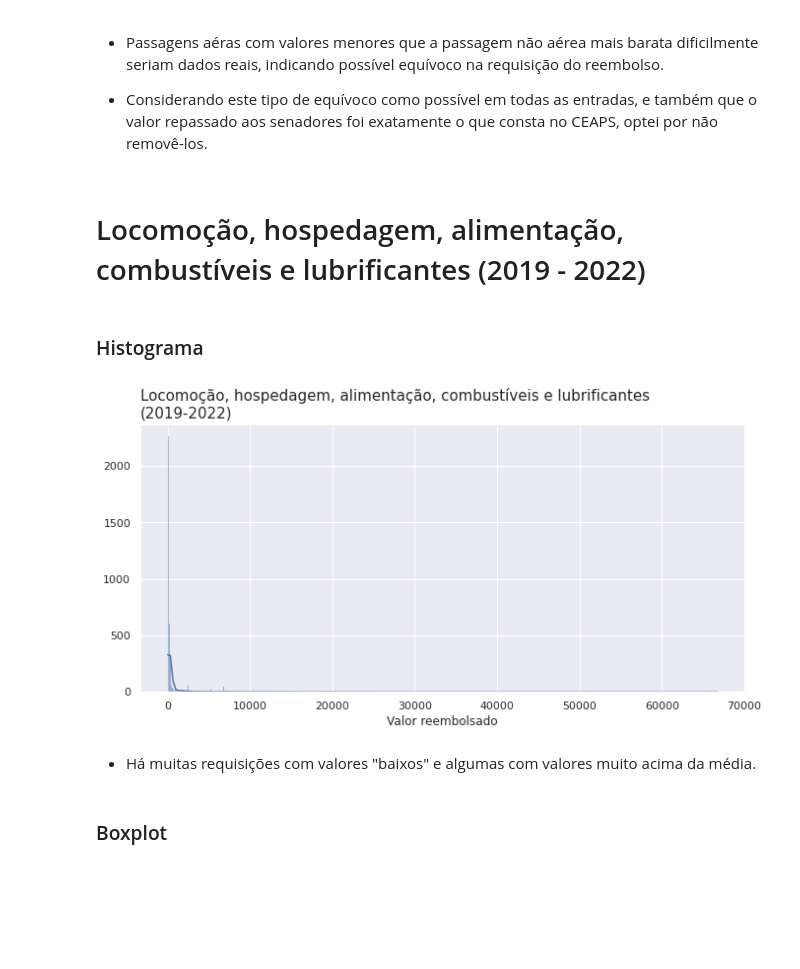
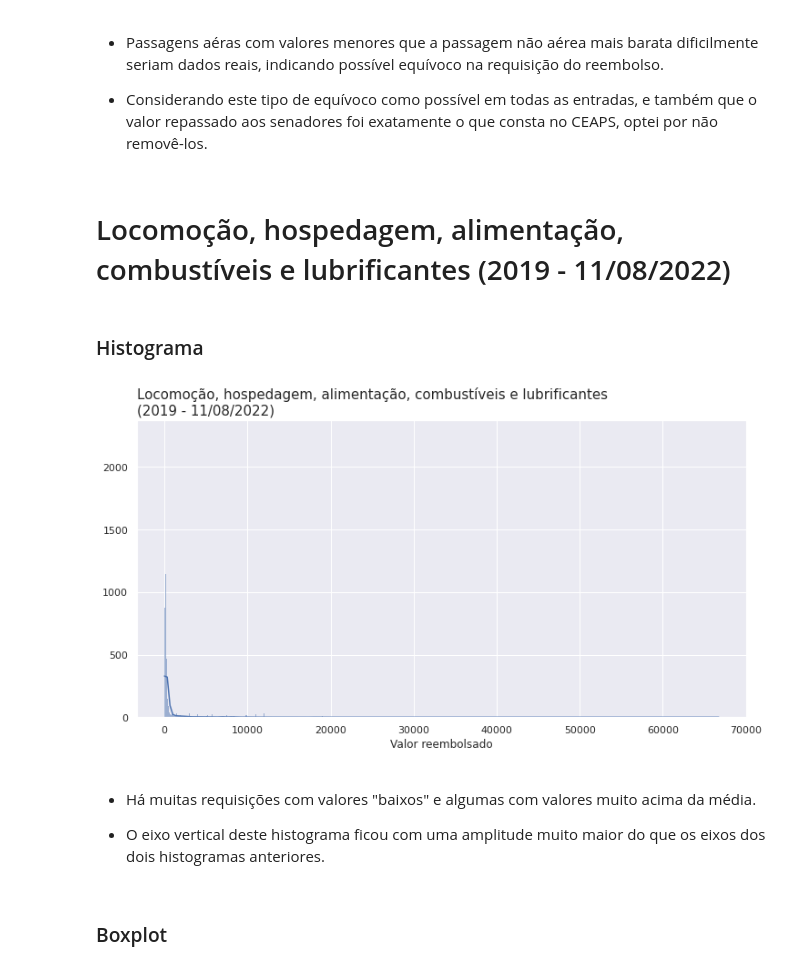
Before and after one commit to Tathy/Pesquisa-reembolsos-CEAPS, a Jupyter notebook: Pesquisa_sobre_dados_do_CEAPS.ipynb, the cells around one changed output. Cells and saved outputs as stored; diff of their text form; code cells hidden in the pictures; blank space fills up the shorter version.

Commit message:
Alteracoes nas analises do terceiro tipo de despesa

```diff
--- a/Pesquisa_sobre_dados_do_CEAPS.ipynb
+++ b/Pesquisa_sobre_dados_do_CEAPS.ipynb
@@ -938,25 +693,29 @@ dados_ceaps.query('TIPO_DESPESA == @tipo_despesa and not DETALHAMENTO.str.contai
 
 * Considerando este tipo de equívoco como possível em todas as entradas, e também que o valor repassado aos senadores foi exatamente o que consta no CEAPS, optei por não removê-los.
 # %% [markdown]
-# Locomoção, hospedagem, alimentação, combustíveis e lubrificantes (2019 - 2022)
+# Locomoção, hospedagem, alimentação, combustíveis e lubrificantes (2019 - 11/08/2022)
 # %%
 tipo_despesa = 'Locomoção, hospedagem, alimentação, combustíveis e lubrificantes'
 # %% [markdown]
 ### Histograma
 # %%
 sns.set(rc={'figure.figsize':(11, 5)})
+plt.figure(figsize = (12,6))
 
-ax = sns.histplot(dados_ceaps.query('ANO >= 2019 and TIPO_DESPESA == @tipo_despesa'), x = 'VALOR_REEMBOLSADO', kde = True)
+ax = sns.histplot(dados_ceaps.query('TIPO_DESPESA == @tipo_despesa'), x = 'VALOR_REEMBOLSADO', kde = True)
 
-ax.set(xlabel = 'Valor reembolsado', ylabel = '')
-ax.set_title('Locomoção, hospedagem, alimentação, combustíveis e lubrificantes\n(2019-2022)',
+ax.set_title('Locomoção, hospedagem, alimentação, combustíveis e lubrificantes\n(2019 - 11/08/2022)',
              fontsize = 15, horizontalalignment = 'left', x = 0)
+plt.xlabel('Valor reembolsado', fontsize = 12)
+plt.ylabel('')
 
 plt.show()
 # %% [output]
-[figure, old version]
+[figure, new version]
 # %% [markdown]
 * Há muitas requisições com valores "baixos" e algumas com valores muito acima da média.
+
+* O eixo vertical deste histograma ficou com uma amplitude muito maior do que os eixos dos dois histogramas anteriores.
 # %% [markdown]
 ### Boxplot
 # %%
```
Also changed, not shown: parts of 70 cells of this notebook.
